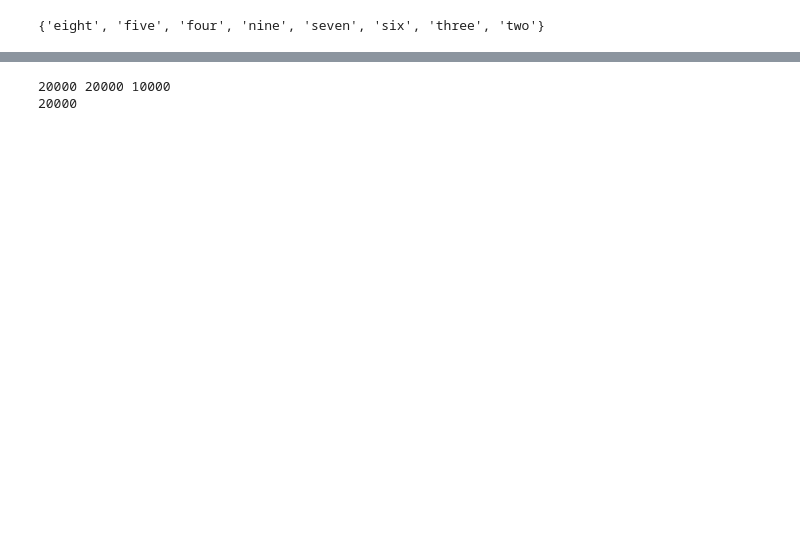
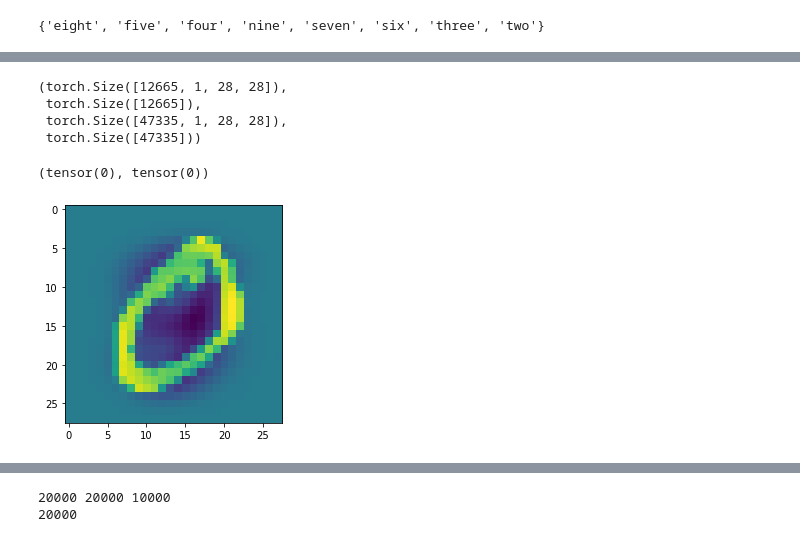
Before and after one commit to lnpandey/IITM_Research_Interpretability_of_Attention_Networks, a Jupyter notebook: CODS_COMAD/CIN/Mnist_10k_linear_alpha_0_2.ipynb, the cells around one changed output, grey strips where cells are left out. Cells and saved outputs as stored; diff of their text form; code cells hidden in the pictures; blank space fills up the shorter version.

```diff
--- a/CODS_COMAD/CIN/Mnist_10k_linear_alpha_0_2.ipynb
+++ b/CODS_COMAD/CIN/Mnist_10k_linear_alpha_0_2.ipynb
@@ -97,0 +119,15 @@ background_data.shape, background_label.shape
+# %%
+foreground_data.shape, foreground_label.shape, background_data.shape, background_label.shape
+# %% [output]
+(torch.Size([12665, 1, 28, 28]),
+ torch.Size([12665]),
+ torch.Size([47335, 1, 28, 28]),
+ torch.Size([47335]))
+# %%
+torch.sum(torch.isnan(foreground_data)), torch.sum(torch.isnan(background_data))
+# %% [output]
+(tensor(0), tensor(0))
+# %%
+imshow(foreground_data[0])
+# %% [output]
+[figure, added]
```
Also changed, not shown: parts of 17 cells of this notebook, 2 other files.
